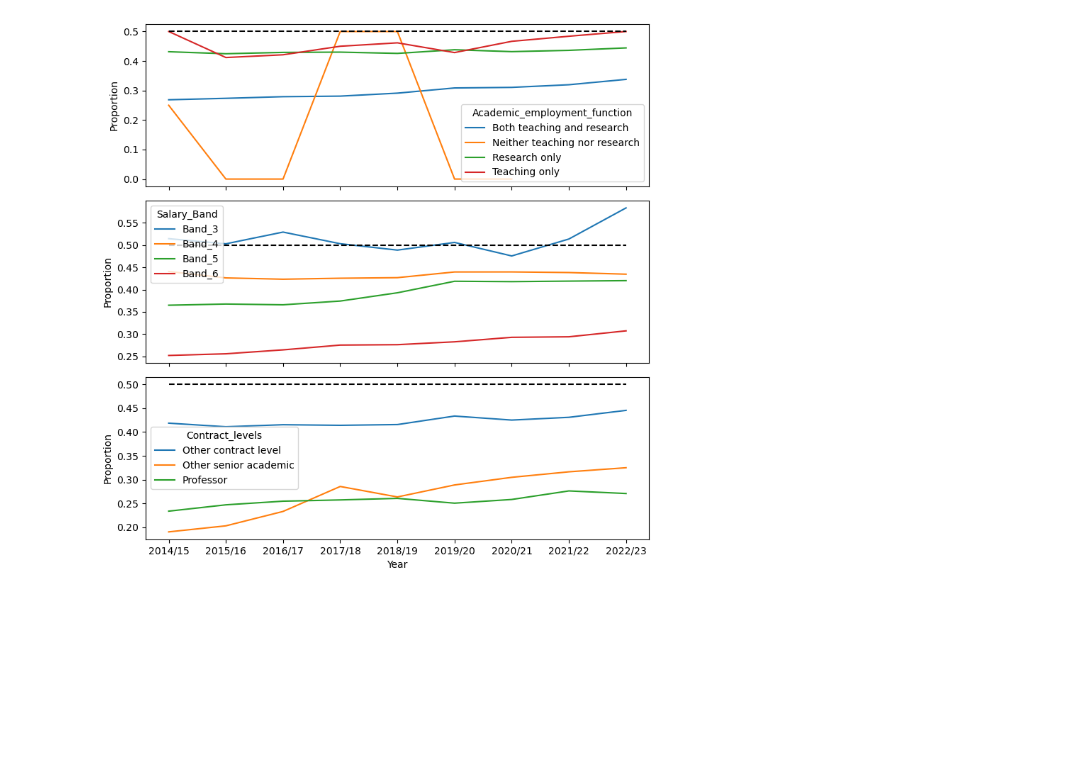
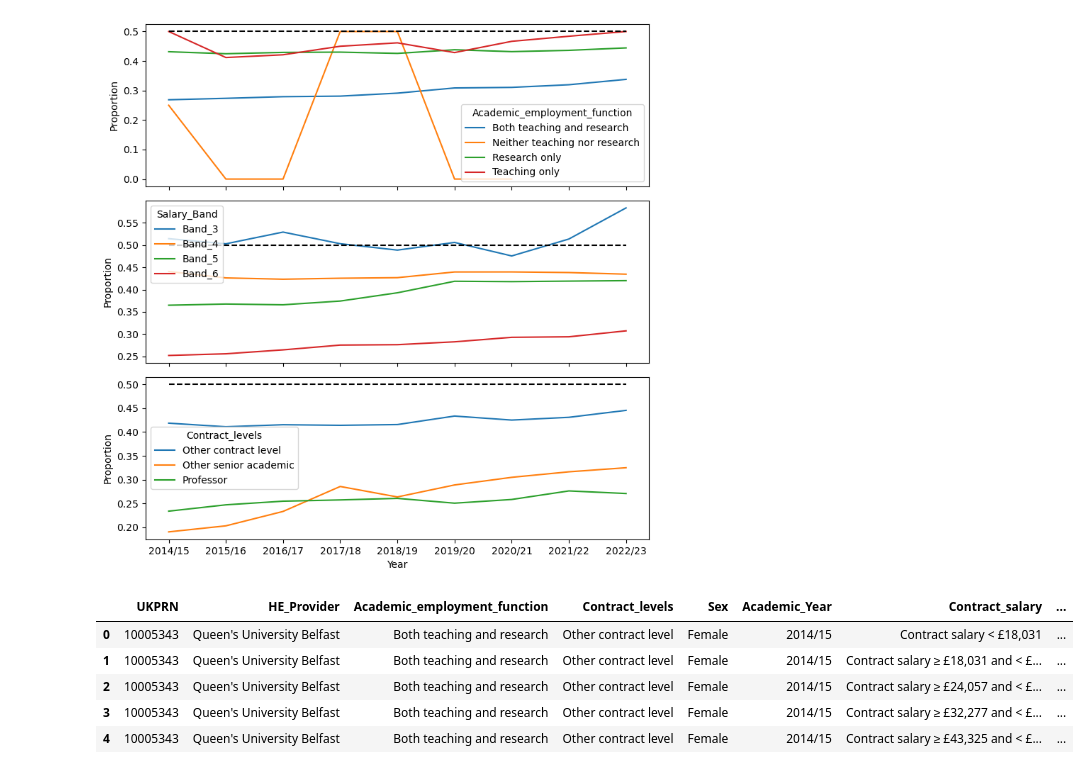
Before and after one commit to WhySeeYC/GenderPayGap, a Jupyter notebook: scripts/scratch.ipynb, the cells around one changed output. Cells and saved outputs as stored; diff of their text form; code cells hidden in the pictures; blank space fills up the shorter version.

```diff
--- a/scripts/scratch.ipynb
+++ b/scripts/scratch.ipynb
@@ -99,2 +68,13 @@ plt.savefig('plots/oxford_proportions.png', dpi=300)
 # %% [output]
 [figure]
+# %%
+df_all = pd.read_csv("../data/cleaned/russell_group_all_years.txt", sep="\t")
+df_all = df_all[~df_all.apply(lambda x: x.astype(str).str.contains('All').any(), axis=1)]
+df_all.head()
+# %% [output]
+|  | UKPRN | HE_Provider | Academic_employment_function | Contract_levels | Sex | Academic_Year | Contract_salary | ... |
+| 0 | 10005343 | Queen's University Belfast | Both teaching and research | Other contract level | Female | 2014/15 | Contract salary < £18,031 | ... |
+| 1 | 10005343 | Queen's University Belfast | Both teaching and research | Other contract level | Female | 2014/15 | Contract salary ≥ £18,031 and < £... | ... |
+| 2 | 10005343 | Queen's University Belfast | Both teaching and research | Other contract level | Female | 2014/15 | Contract salary ≥ £24,057 and < £... | ... |
+| 3 | 10005343 | Queen's University Belfast | Both teaching and research | Other contract level | Female | 2014/15 | Contract salary ≥ £32,277 and < £... | ... |
+| 4 | 10005343 | Queen's University Belfast | Both teaching and research | Other contract level | Female | 2014/15 | Contract salary ≥ £43,325 and < £... | ... |
```
Also changed, not shown: parts of 11 cells of this notebook, 1 other file.
